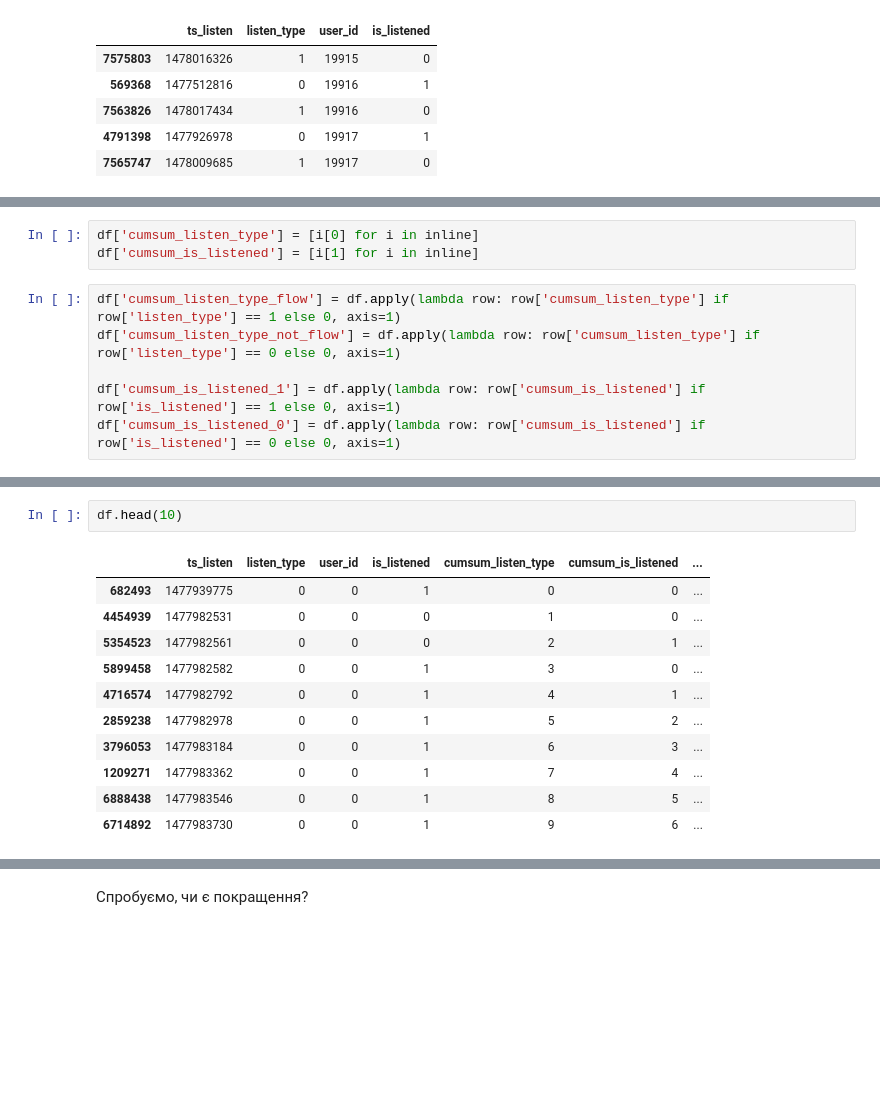
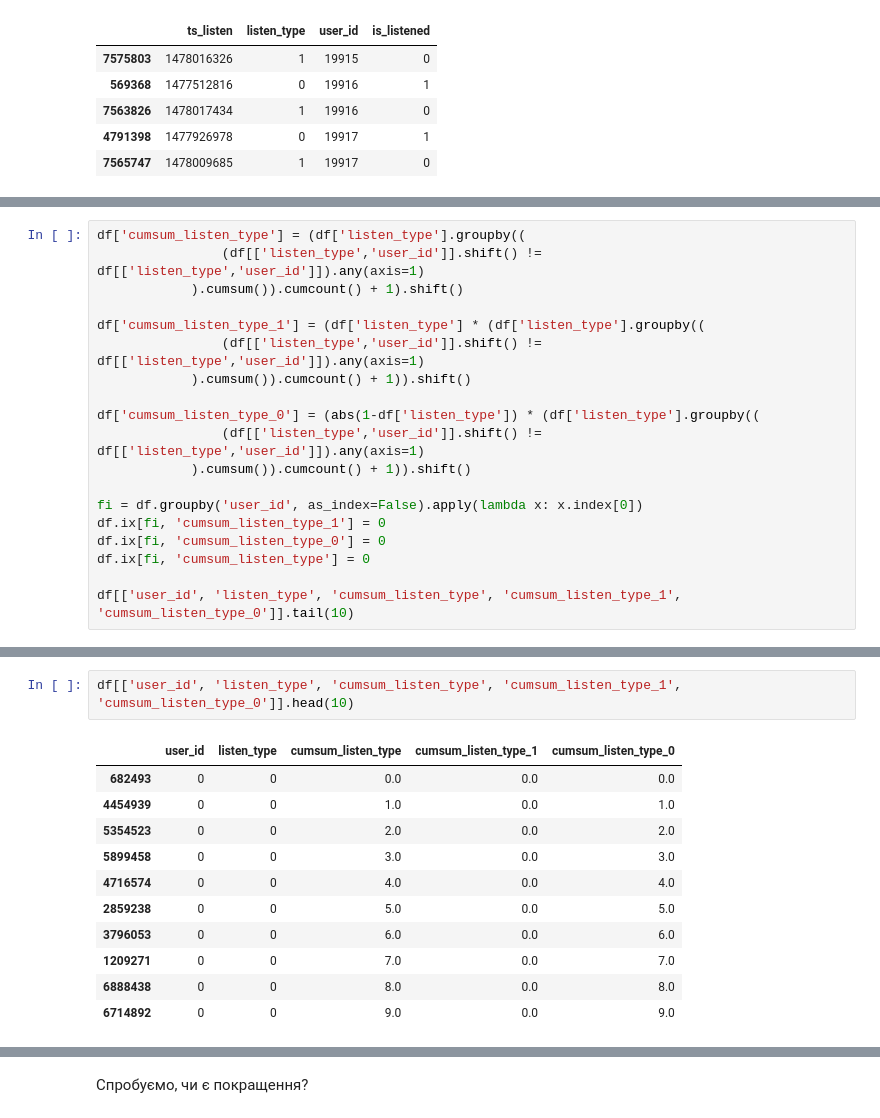
Before and after one commit to tsdaemon/mscs-competition2, a Jupyter notebook: AS_Feature-How-many-Flow-and-Listen-inline.ipynb, the cells around one changed output, grey strips where cells are left out. Saved outputs shown, nothing was run; the diff lists cells and outputs as text; blank space fills up the shorter version.

Commit message:
cumsum feature

```diff
--- a/AS_Feature-How-many-Flow-and-Listen-inline.ipynb
+++ b/AS_Feature-How-many-Flow-and-Listen-inline.ipynb
@@ -100,9 +82,19 @@ inline
-# %%
-df['cumsum_listen_type'] = [i[0] for i in inline]
-df['cumsum_is_listened'] = [i[1] for i in inline]
-# %%
-df['cumsum_listen_type_flow'] = df.apply(lambda row: row['cumsum_listen_type'] if row['listen_type'] == 1 else 0, axis=1)
-df['cumsum_listen_type_not_flow'] = df.apply(lambda row: row['cumsum_listen_type'] if row['listen_type'] == 0 else 0, axis=1)
-
-df['cumsum_is_listened_1'] = df.apply(lambda row: row['cumsum_is_listened'] if row['is_listened'] == 1 else 0, axis=1)
-df['cumsum_is_listened_0'] = df.apply(lambda row: row['cumsum_is_listened'] if row['is_listened'] == 0 else 0, axis=1)
+# %%
+df['cumsum_listen_type'] = (df['listen_type'].groupby((
+                (df[['listen_type','user_id']].shift() != df[['listen_type','user_id']]).any(axis=1)
+            ).cumsum()).cumcount() + 1).shift()
+
+df['cumsum_listen_type_1'] = (df['listen_type'] * (df['listen_type'].groupby((
+                (df[['listen_type','user_id']].shift() != df[['listen_type','user_id']]).any(axis=1)
+            ).cumsum()).cumcount() + 1)).shift()
+
+df['cumsum_listen_type_0'] = (abs(1-df['listen_type']) * (df['listen_type'].groupby((
+                (df[['listen_type','user_id']].shift() != df[['listen_type','user_id']]).any(axis=1)
+            ).cumsum()).cumcount() + 1)).shift()
+
+fi = df.groupby('user_id', as_index=False).apply(lambda x: x.index[0])
+df.ix[fi, 'cumsum_listen_type_1'] = 0
+df.ix[fi, 'cumsum_listen_type_0'] = 0
+df.ix[fi, 'cumsum_listen_type'] = 0
+
+df[['user_id', 'listen_type', 'cumsum_listen_type', 'cumsum_listen_type_1', 'cumsum_listen_type_0']].tail(10)
@@ -109,14 +113,14 @@ df['cumsum_is_listened_0'] = df.apply(lambda row: row['cumsum_is_listened'] if r
 # %%
-df.head(10)
+df[['user_id', 'listen_type', 'cumsum_listen_type', 'cumsum_listen_type_1', 'cumsum_listen_type_0']].head(10)
 # %% [output]
-|  | ts_listen | listen_type | user_id | is_listened | cumsum_listen_type | cumsum_is_listened | ... |
-| 682493 | 1477939775 | 0 | 0 | 1 | 0 | 0 | ... |
-| 4454939 | 1477982531 | 0 | 0 | 0 | 1 | 0 | ... |
-| 5354523 | 1477982561 | 0 | 0 | 0 | 2 | 1 | ... |
-| 5899458 | 1477982582 | 0 | 0 | 1 | 3 | 0 | ... |
-| 4716574 | 1477982792 | 0 | 0 | 1 | 4 | 1 | ... |
-| 2859238 | 1477982978 | 0 | 0 | 1 | 5 | 2 | ... |
-| 3796053 | 1477983184 | 0 | 0 | 1 | 6 | 3 | ... |
-| 1209271 | 1477983362 | 0 | 0 | 1 | 7 | 4 | ... |
-| 6888438 | 1477983546 | 0 | 0 | 1 | 8 | 5 | ... |
-| 6714892 | 1477983730 | 0 | 0 | 1 | 9 | 6 | ... |
+|  | user_id | listen_type | cumsum_listen_type | cumsum_listen_type_1 | cumsum_listen_type_0 |
+| 682493 | 0 | 0 | 0.0 | 0.0 | 0.0 |
+| 4454939 | 0 | 0 | 1.0 | 0.0 | 1.0 |
+| 5354523 | 0 | 0 | 2.0 | 0.0 | 2.0 |
+| 5899458 | 0 | 0 | 3.0 | 0.0 | 3.0 |
+| 4716574 | 0 | 0 | 4.0 | 0.0 | 4.0 |
+| 2859238 | 0 | 0 | 5.0 | 0.0 | 5.0 |
+| 3796053 | 0 | 0 | 6.0 | 0.0 | 6.0 |
+| 1209271 | 0 | 0 | 7.0 | 0.0 | 7.0 |
+| 6888438 | 0 | 0 | 8.0 | 0.0 | 8.0 |
+| 6714892 | 0 | 0 | 9.0 | 0.0 | 9.0 |
```
Also changed, not shown: parts of 14 cells of this notebook, 3 other files.
